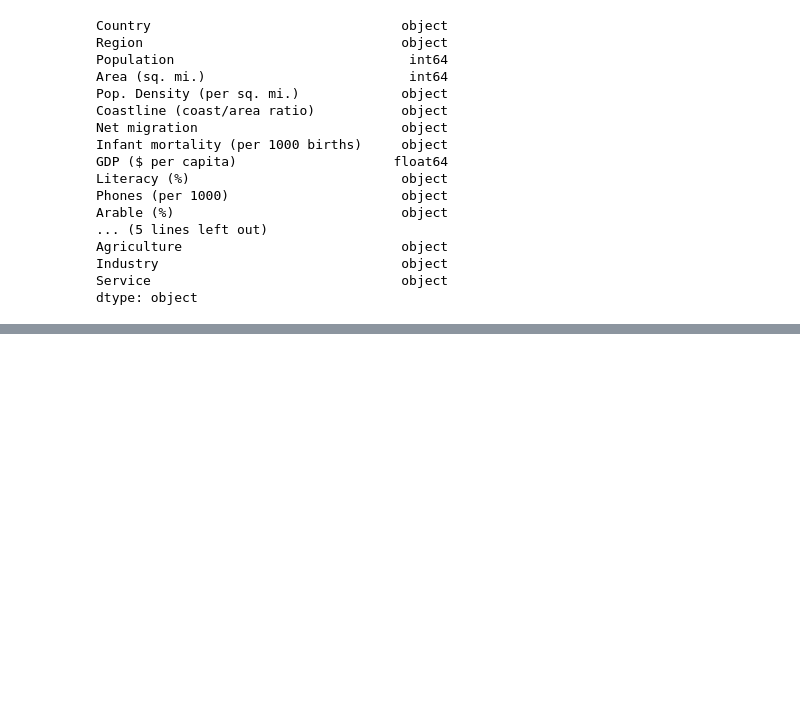
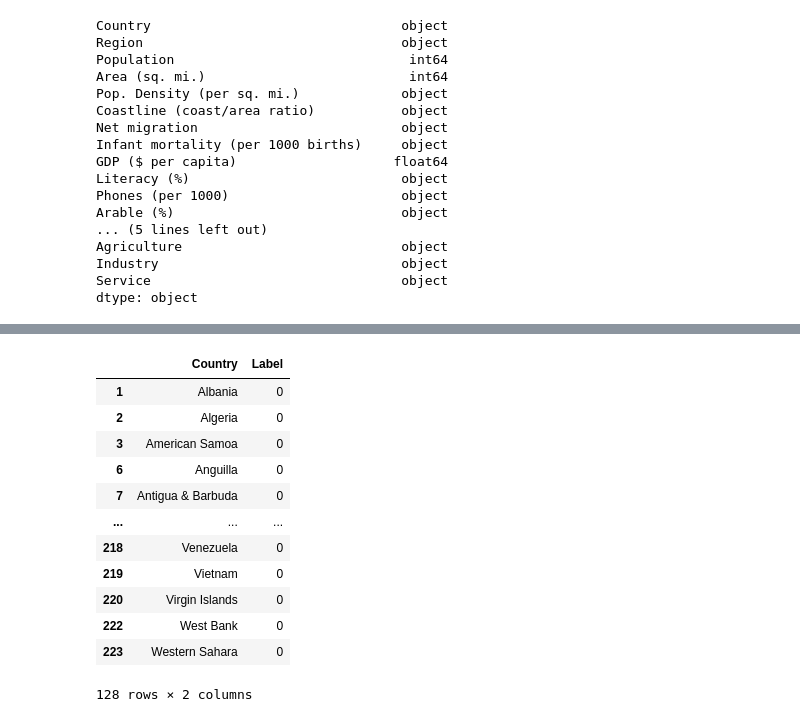
Before and after one commit to UEPP40/PUM, a Jupyter notebook: Uczenie_nienadzorowane.ipynb, the cells around one changed output, grey strips where cells are left out. Saved outputs shown, nothing was run; the diff lists cells and outputs as text; code cells hidden in the pictures; blank space fills up the shorter version.

```diff
--- a/Uczenie_nienadzorowane.ipynb
+++ b/Uczenie_nienadzorowane.ipynb
@@ -56,3 +91,19 @@ kmeans = KMeans(n_clusters=3, random_state=0, n_init="auto").fit(df)
+# %%
+new_df.loc[new_df["Label"] == 0]
+# %% [output]
+|  | Country | Label |
+| 1 | Albania | 0 |
+| 2 | Algeria | 0 |
+| 3 | American Samoa | 0 |
+| 6 | Anguilla | 0 |
+| 7 | Antigua & Barbuda | 0 |
+| ... | ... | ... |
+| 218 | Venezuela | 0 |
+| 219 | Vietnam | 0 |
+| 220 | Virgin Islands | 0 |
+| 222 | West Bank | 0 |
+| 223 | Western Sahara | 0 |
+128 rows × 2 columns
 # %%
 X = df
 model = KMeans()
```
Also changed, not shown: parts of 10 cells of this notebook.
